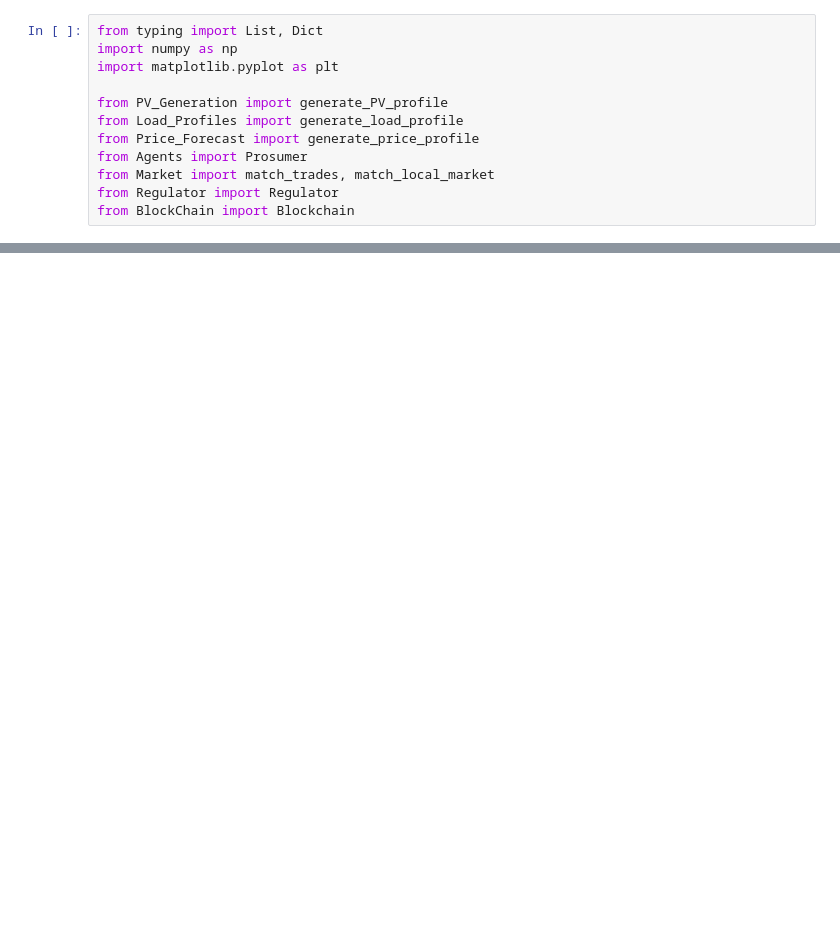
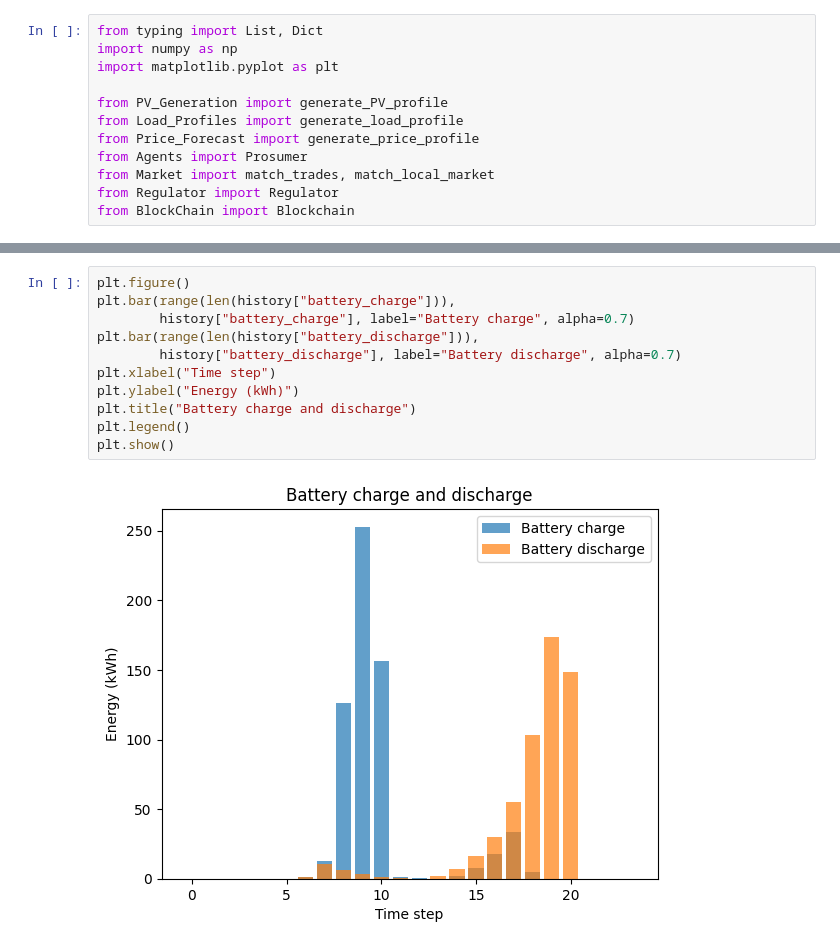
Before and after one commit to thatsnegar/Prosumer_Consumer, a Jupyter notebook: Simulation.ipynb, the cells around one changed output, grey strips where cells are left out. Cells and saved outputs as stored; diff of their text form; blank space fills up the shorter version.

```diff
--- a/Simulation.ipynb
+++ b/Simulation.ipynb
@@ -383,0 +292,13 @@ plt.show()
+# %%
+plt.figure()
+plt.bar(range(len(history["battery_charge"])),
+        history["battery_charge"], label="Battery charge", alpha=0.7)
+plt.bar(range(len(history["battery_discharge"])),
+        history["battery_discharge"], label="Battery discharge", alpha=0.7)
+plt.xlabel("Time step")
+plt.ylabel("Energy (kWh)")
+plt.title("Battery charge and discharge")
+plt.legend()
+plt.show()
+# %% [output]
+[figure, added]
```
Also changed, not shown: parts of 42 cells of this notebook, 2 other files.
